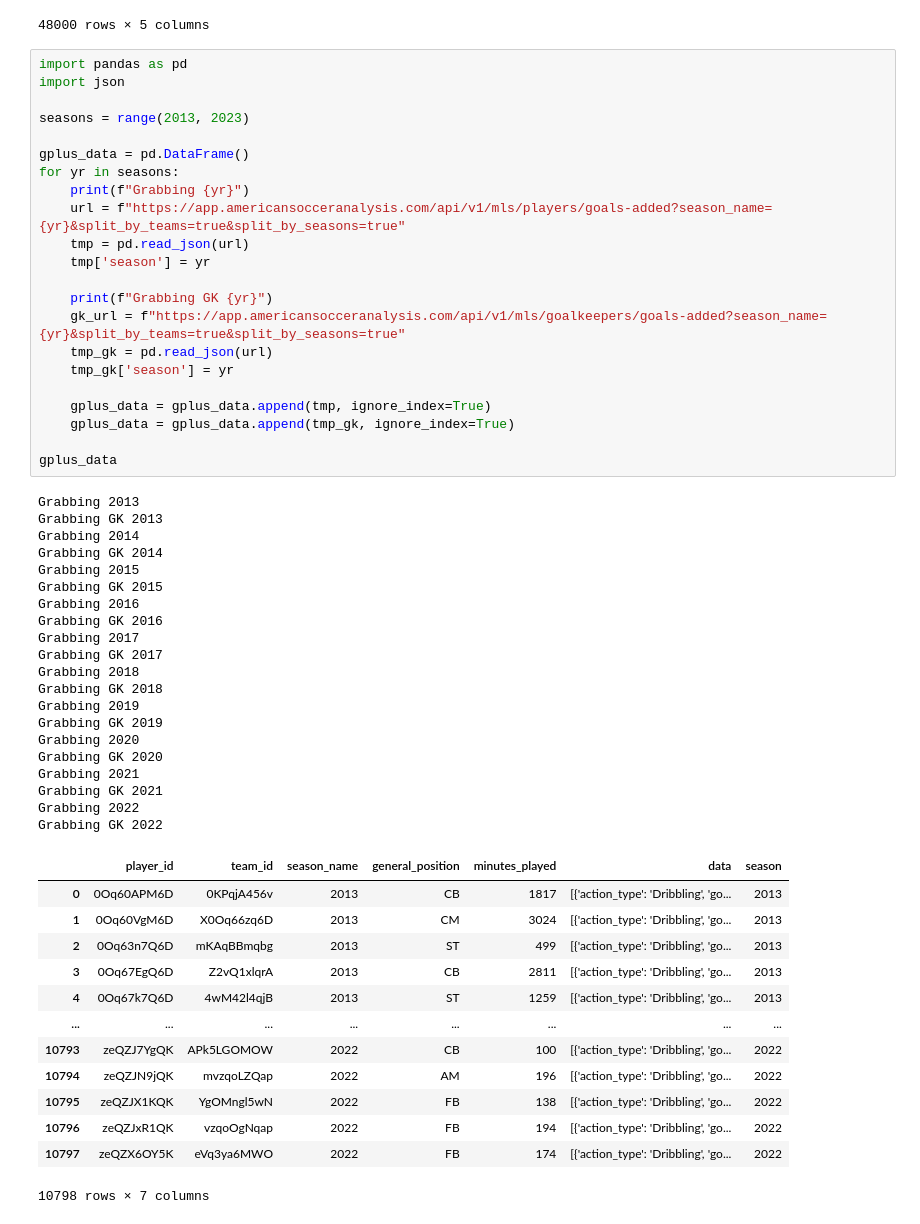
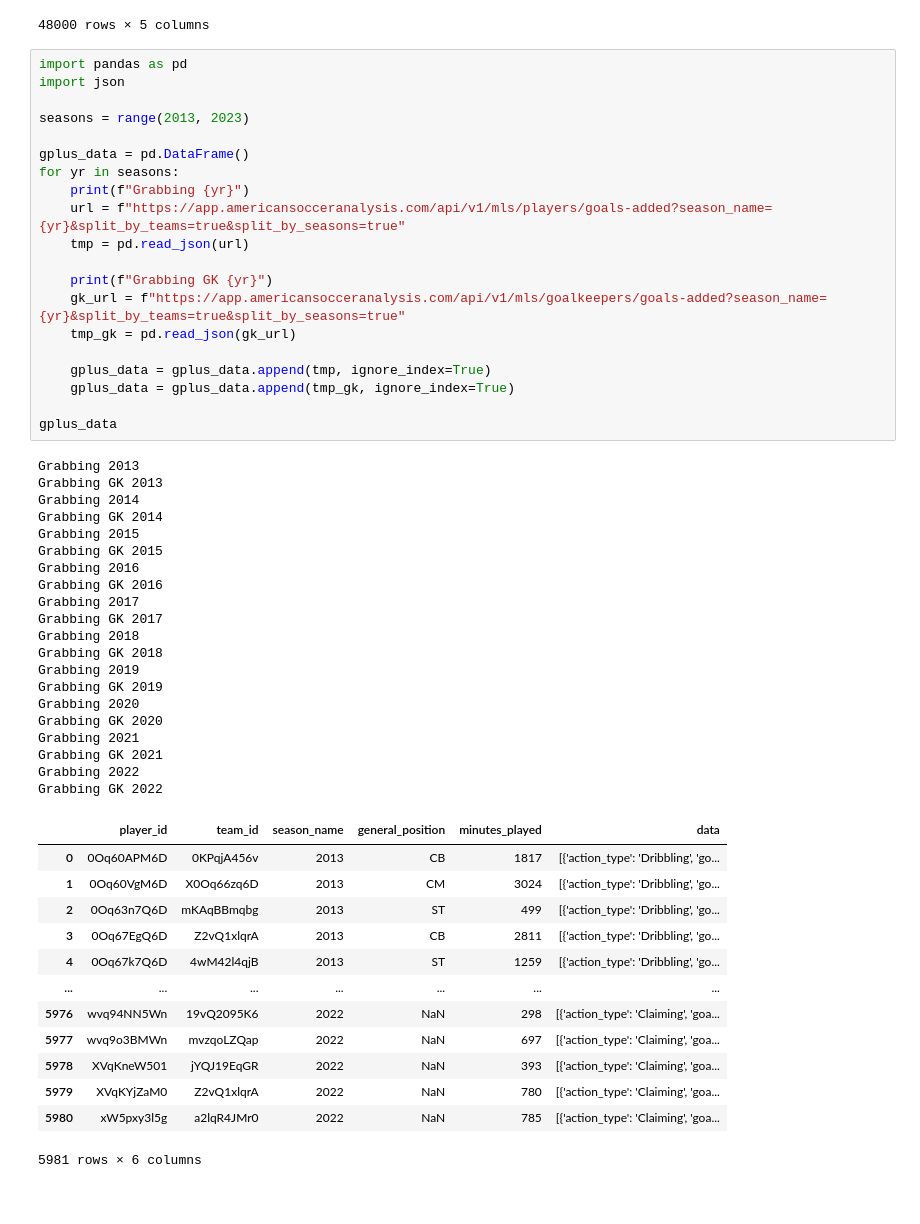
Before and after one commit to akeaswaran/goalsadded-data, a Jupyter notebook: ASA Tinkering.ipynb, the cells around one changed output. Drawn from its saved outputs; the diff is of its cells as text.

Commit message:
more tinkering + unify season and p96 scrape

```diff
--- a/ASA Tinkering.ipynb
+++ b/ASA Tinkering.ipynb
@@ -1267,51 +1267,49 @@ for yr in seasons:
     print(f"Grabbing {yr}")
     url = f"https://app.americansocceranalysis.com/api/v1/mls/players/goals-added?season_name={yr}&split_by_teams=true&split_by_seasons=true"
     tmp = pd.read_json(url)
-    tmp['season'] = yr
 
     print(f"Grabbing GK {yr}")
     gk_url = f"https://app.americansocceranalysis.com/api/v1/mls/goalkeepers/goals-added?season_name={yr}&split_by_teams=true&split_by_seasons=true"
-    tmp_gk = pd.read_json(url)
-    tmp_gk['season'] = yr
+    tmp_gk = pd.read_json(gk_url)
 
     gplus_data = gplus_data.append(tmp, ignore_index=True)
     gplus_data = gplus_data.append(tmp_gk, ignore_index=True)
 
 gplus_data
 # %% [output]
 Grabbing 2013
 Grabbing GK 2013
 Grabbing 2014
 Grabbing GK 2014
 Grabbing 2015
 Grabbing GK 2015
 Grabbing 2016
 Grabbing GK 2016
 Grabbing 2017
 Grabbing GK 2017
 Grabbing 2018
 Grabbing GK 2018
 Grabbing 2019
 Grabbing GK 2019
 Grabbing 2020
 Grabbing GK 2020
 Grabbing 2021
 Grabbing GK 2021
 Grabbing 2022
 Grabbing GK 2022
-|  | player_id | team_id | season_name | general_position | minutes_played | data | season |
-| 0 | 0Oq60APM6D | 0KPqjA456v | 2013 | CB | 1817 | [{'action_type': 'Dribbling', 'go... | 2013 |
-| 1 | 0Oq60VgM6D | X0Oq66zq6D | 2013 | CM | 3024 | [{'action_type': 'Dribbling', 'go... | 2013 |
-| 2 | 0Oq63n7Q6D | mKAqBBmqbg | 2013 | ST | 499 | [{'action_type': 'Dribbling', 'go... | 2013 |
-| 3 | 0Oq67EgQ6D | Z2vQ1xlqrA | 2013 | CB | 2811 | [{'action_type': 'Dribbling', 'go... | 2013 |
-| 4 | 0Oq67k7Q6D | 4wM42l4qjB | 2013 | ST | 1259 | [{'action_type': 'Dribbling', 'go... | 2013 |
-| ... | ... | ... | ... | ... | ... | ... | ... |
-| 10793 | zeQZJ7YgQK | APk5LGOMOW | 2022 | CB | 100 | [{'action_type': 'Dribbling', 'go... | 2022 |
-| 10794 | zeQZJN9jQK | mvzqoLZQap | 2022 | AM | 196 | [{'action_type': 'Dribbling', 'go... | 2022 |
-| 10795 | zeQZJX1KQK | YgOMngl5wN | 2022 | FB | 138 | [{'action_type': 'Dribbling', 'go... | 2022 |
-| 10796 | zeQZJxR1QK | vzqoOgNqap | 2022 | FB | 194 | [{'action_type': 'Dribbling', 'go... | 2022 |
-| 10797 | zeQZX6OY5K | eVq3ya6MWO | 2022 | FB | 174 | [{'action_type': 'Dribbling', 'go... | 2022 |
+|  | player_id | team_id | season_name | general_position | minutes_played | data |
+| 0 | 0Oq60APM6D | 0KPqjA456v | 2013 | CB | 1817 | [{'action_type': 'Dribbling', 'go... |
+| 1 | 0Oq60VgM6D | X0Oq66zq6D | 2013 | CM | 3024 | [{'action_type': 'Dribbling', 'go... |
+| 2 | 0Oq63n7Q6D | mKAqBBmqbg | 2013 | ST | 499 | [{'action_type': 'Dribbling', 'go... |
+| 3 | 0Oq67EgQ6D | Z2vQ1xlqrA | 2013 | CB | 2811 | [{'action_type': 'Dribbling', 'go... |
+| 4 | 0Oq67k7Q6D | 4wM42l4qjB | 2013 | ST | 1259 | [{'action_type': 'Dribbling', 'go... |
+| ... | ... | ... | ... | ... | ... | ... |
+| 5976 | wvq94NN5Wn | 19vQ2095K6 | 2022 | NaN | 298 | [{'action_type': 'Claiming', 'goa... |
+| 5977 | wvq9o3BMWn | mvzqoLZQap | 2022 | NaN | 697 | [{'action_type': 'Claiming', 'goa... |
+| 5978 | XVqKneW501 | jYQJ19EqGR | 2022 | NaN | 393 | [{'action_type': 'Claiming', 'goa... |
+| 5979 | XVqKYjZaM0 | Z2vQ1xlqrA | 2022 | NaN | 780 | [{'action_type': 'Claiming', 'goa... |
+| 5980 | xW5pxy3l5g | a2lqR4JMr0 | 2022 | NaN | 785 | [{'action_type': 'Claiming', 'goa... |
-10798 rows × 7 columns
+5981 rows × 6 columns
 # %%
 json_gk_expl_txt = json.loads(gplus_data.explode('data').to_json(orient="records"))
 gplus_expl_flat = pd.json_normalize(json_gk_expl_txt)
```
Also changed, not shown: parts of 7 cells of this notebook, 2 other files.
